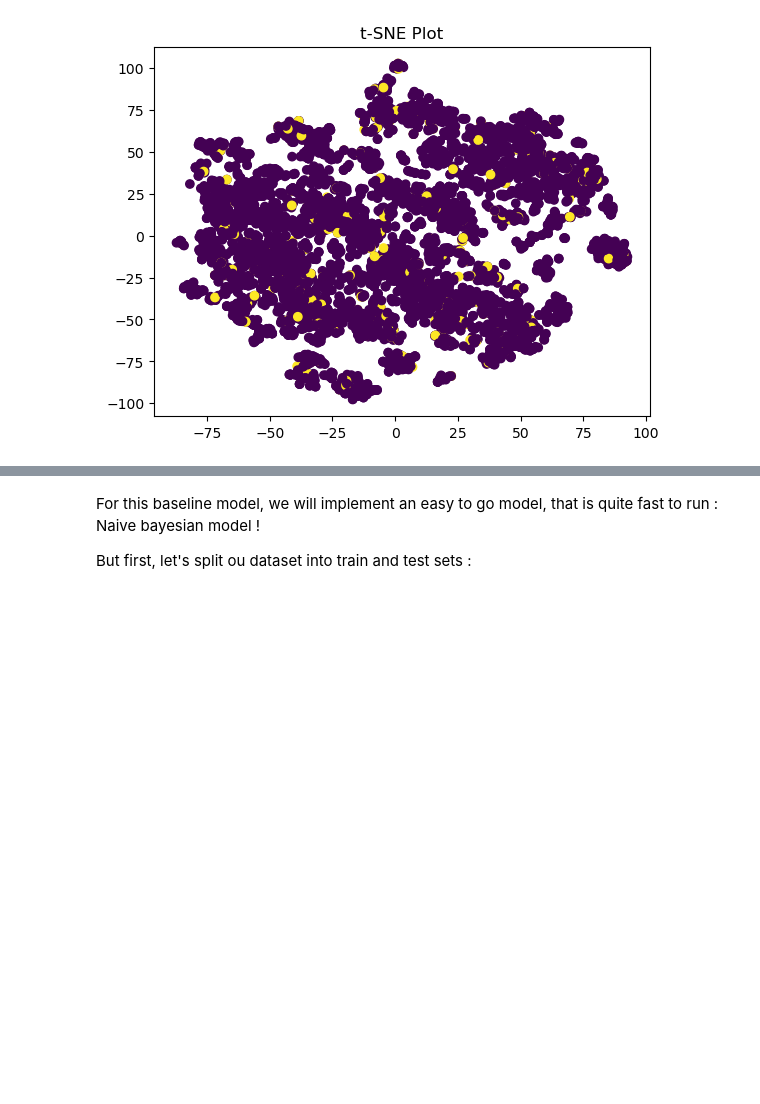
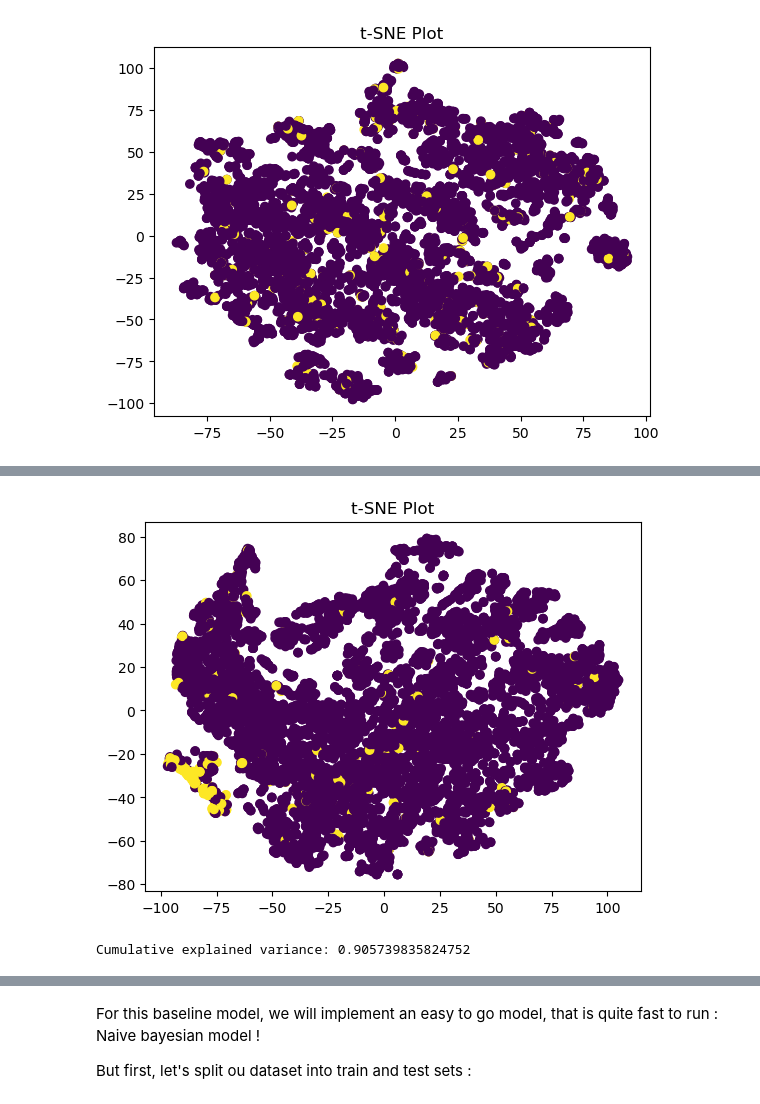
Before and after one commit to Anouar7768/MLNS_molecule_toxicity_detection, a Jupyter notebook: notebooks/Model.ipynb, the cells around one changed output, grey strips where cells are left out. Drawn from its saved outputs; the diff is of its cells as text; code cells hidden in the pictures; blank space fills up the shorter version.

```diff
--- a/notebooks/Model.ipynb
+++ b/notebooks/Model.ipynb
@@ -81,0 +55,11 @@ df_all.head()
+# %%
+df_i = pd.read_csv('../data/molecule_training.csv')
+relevant_columns = ['Maximum Degree', 'Minimum Degree', 'Molecular Weight',
+       'Number of H-Bond Donors', 'Number of Rings',
+       'Number of Rotatable Bonds', 'Polar Surface Area', 'target']
+df_i = df_i[relevant_columns] # Keep only relevant features
+df_i = df_i.drop(1629) # Drop a row where we could not get features
+df_i = df_i.reset_index()
+df_i.drop(columns=["index"], inplace=True)
+print(df_i.shape)
+df_i.tail()
@@ -219,3 +197,0 @@ Explained_variances_all = plot_variance_explained_curve_PCA(df_all[:-2], 400, 0.
-# %%
-# Just to be able to run code
-df_all = df_all[:-1]
@@ -238,0 +224,4 @@ Text(0.5, 0, 'Random Forest Feature Importance')
+# %%
+plot_t_SNE_graph(df_all)
+# %% [output]
+[figure, added]
@@ -238,0 +249,8 @@ Text(0.5, 0, 'Random Forest Feature Importance')
+# %%
+# Get the explained variance ratio for each principal component
+explained_variances = pca.explained_variance_ratio_
+
+# Print the cumulative explained variance
+print(f'Cumulative explained variance: {sum(explained_variances)}')
+# %% [output]
+Cumulative explained variance: 0.905739835824752
```
Also changed, not shown: parts of 111 cells of this notebook.
